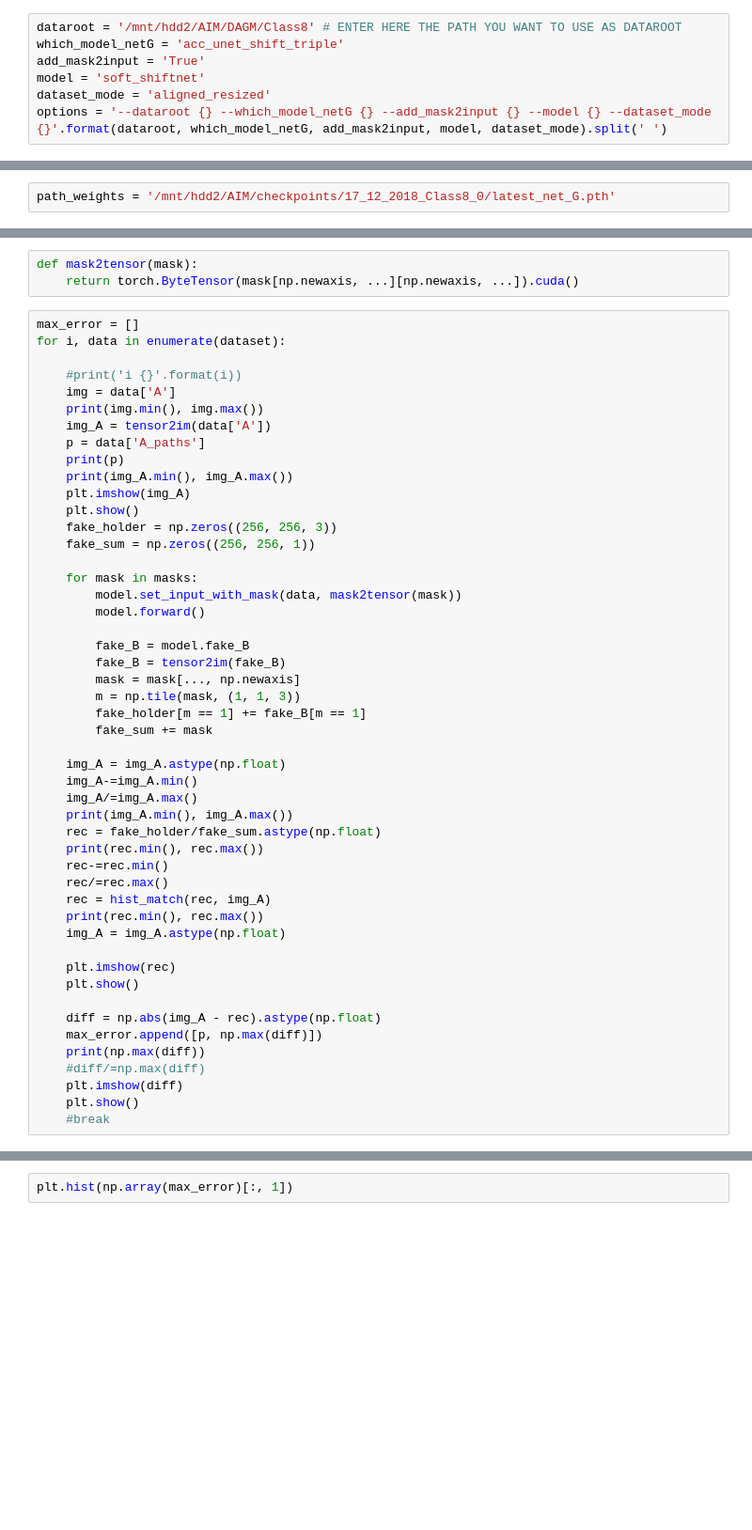
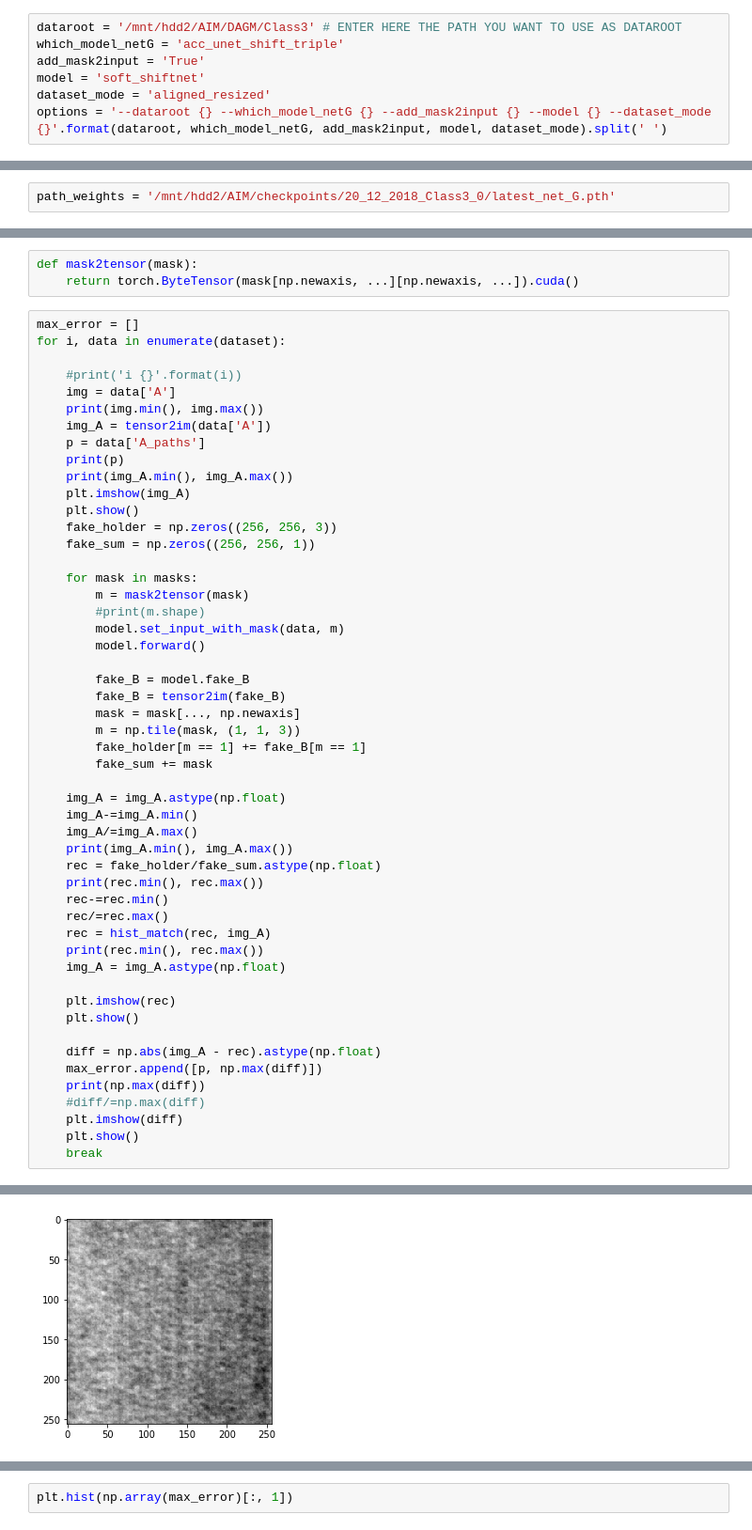
Before and after one commit to ionvision/Shift-Net_pytorch, a Jupyter notebook: notebooks/InspectingNN.ipynb, the cells around one changed output, grey strips where cells are left out. Shown at 94% size. Cells and saved outputs as stored; diff of their text form; blank space fills up the shorter version.

```diff
--- a/notebooks/InspectingNN.ipynb
+++ b/notebooks/InspectingNN.ipynb
@@ -134,7 +167,7 @@ plt.imshow(masks[-1])
 # %% [markdown]
 # DEFINE THE MODEL
 # %%
-dataroot = '/mnt/hdd2/AIM/DAGM/Class8' # ENTER HERE THE PATH YOU WANT TO USE AS DATAROOT
+dataroot = '/mnt/hdd2/AIM/DAGM/Class3' # ENTER HERE THE PATH YOU WANT TO USE AS DATAROOT
 which_model_netG = 'acc_unet_shift_triple'
 add_mask2input = 'True'
 model = 'soft_shiftnet'
@@ -158,5 +245,5 @@ os.listdir('/mnt/hdd2/AIM/checkpoints/')
 # %%
-path_weights = '/mnt/hdd2/AIM/checkpoints/17_12_2018_Class8_0/latest_net_G.pth'
+path_weights = '/mnt/hdd2/AIM/checkpoints/20_12_2018_Class3_0/latest_net_G.pth'
 # %%
 weights = torch.load(path_weights)
 # %%
@@ -198,7 +292,9 @@ for i, data in enumerate(dataset):
     fake_sum = np.zeros((256, 256, 1))
 
     for mask in masks:
-        model.set_input_with_mask(data, mask2tensor(mask))
+        m = mask2tensor(mask)
+        #print(m.shape)
+        model.set_input_with_mask(data, m)
         model.forward()
 
         fake_B = model.fake_B
@@ -229,4 +325,5 @@ for i, data in enumerate(dataset):
     #diff/=np.max(diff)
     plt.imshow(diff)
     plt.show()
-    #break
+    break
+# %% [output]
@@ -232,0 +333 @@ for i, data in enumerate(dataset):
+[figure, added]
```
Also changed, not shown: parts of 18 cells of this notebook, 1 other file.
